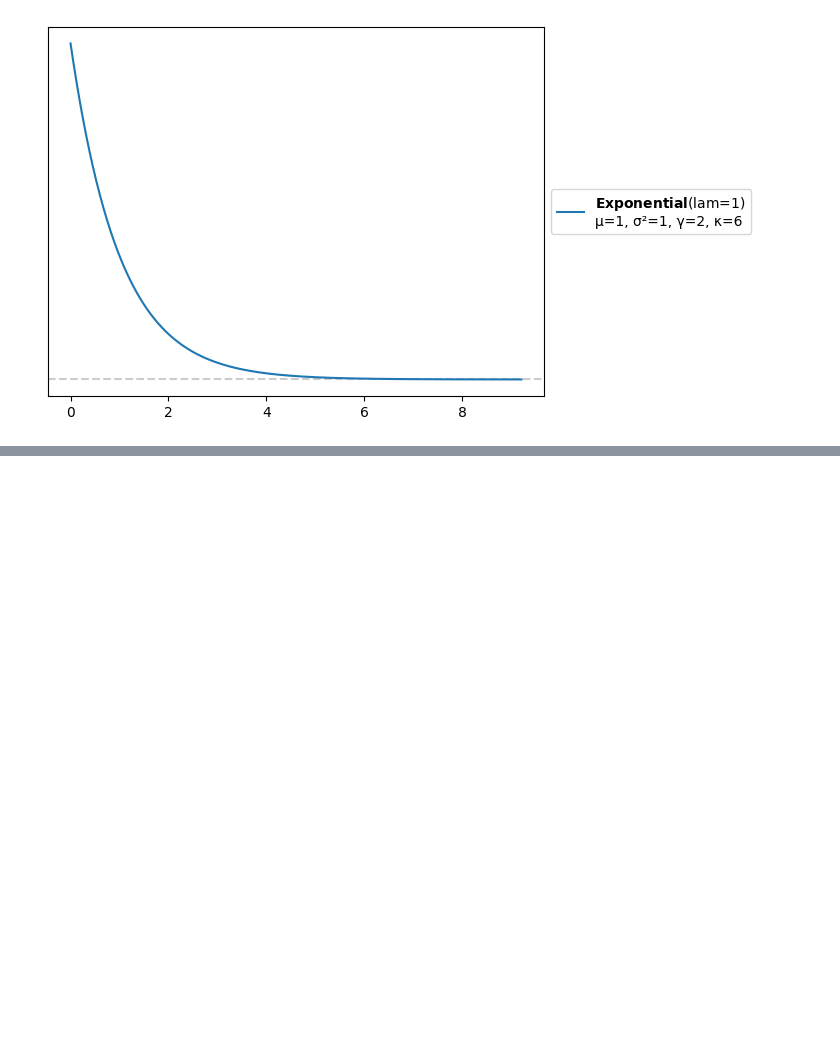
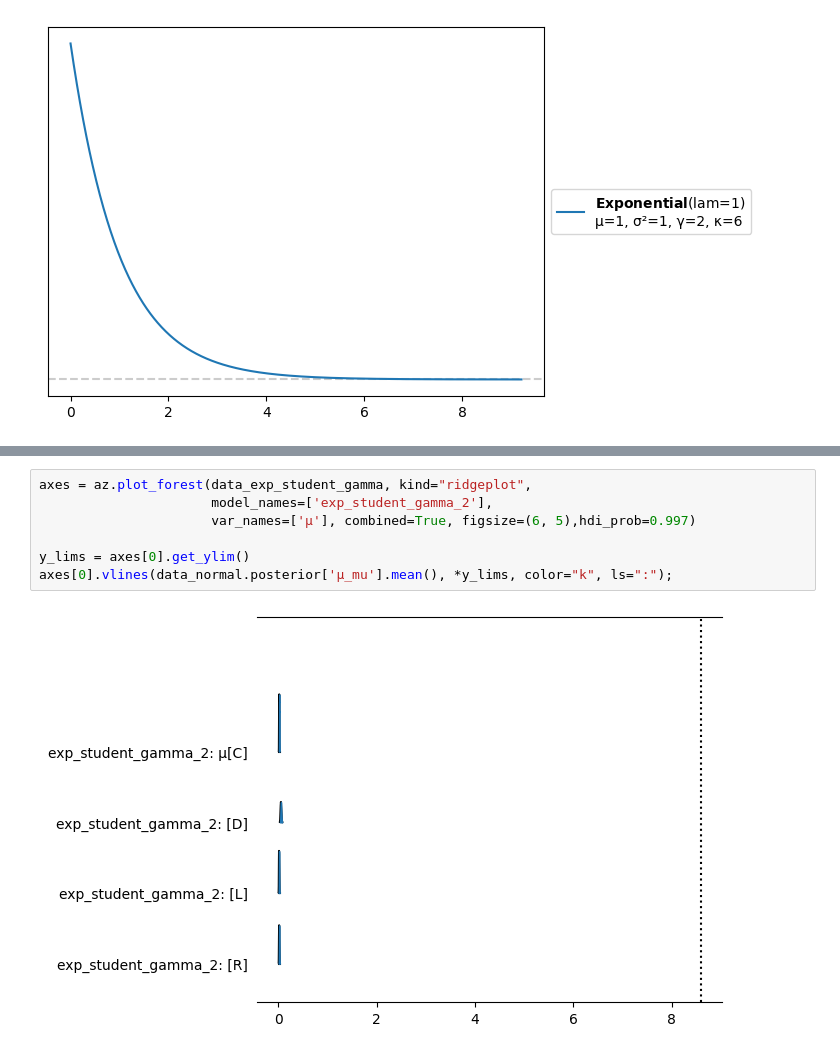
Before and after one commit to amanmeka/DataScience, a Jupyter notebook: Unit4/AmanMekaU4proj.ipynb, the cells around one changed output, grey strips where cells are left out. Drawn from its saved outputs; the diff is of its cells as text; blank space fills up the shorter version.

```diff
--- a/Unit4/AmanMekaU4proj.ipynb
+++ b/Unit4/AmanMekaU4proj.ipynb
@@ -265,0 +319,9 @@ plt.xlim([-1, 55]) #highest goal amount = 52
+# %%
+axes = az.plot_forest(data_exp_student_gamma, kind="ridgeplot",
+                      model_names=['exp_student_gamma_2'],
+                      var_names=['μ'], combined=True, figsize=(6, 5),hdi_prob=0.997)
+
+y_lims = axes[0].get_ylim()
+axes[0].vlines(data_normal.posterior['μ_mu'].mean(), *y_lims, color="k", ls=":");
+# %% [output]
+[figure, added]
```
Also changed, not shown: parts of 21 cells of this notebook.
